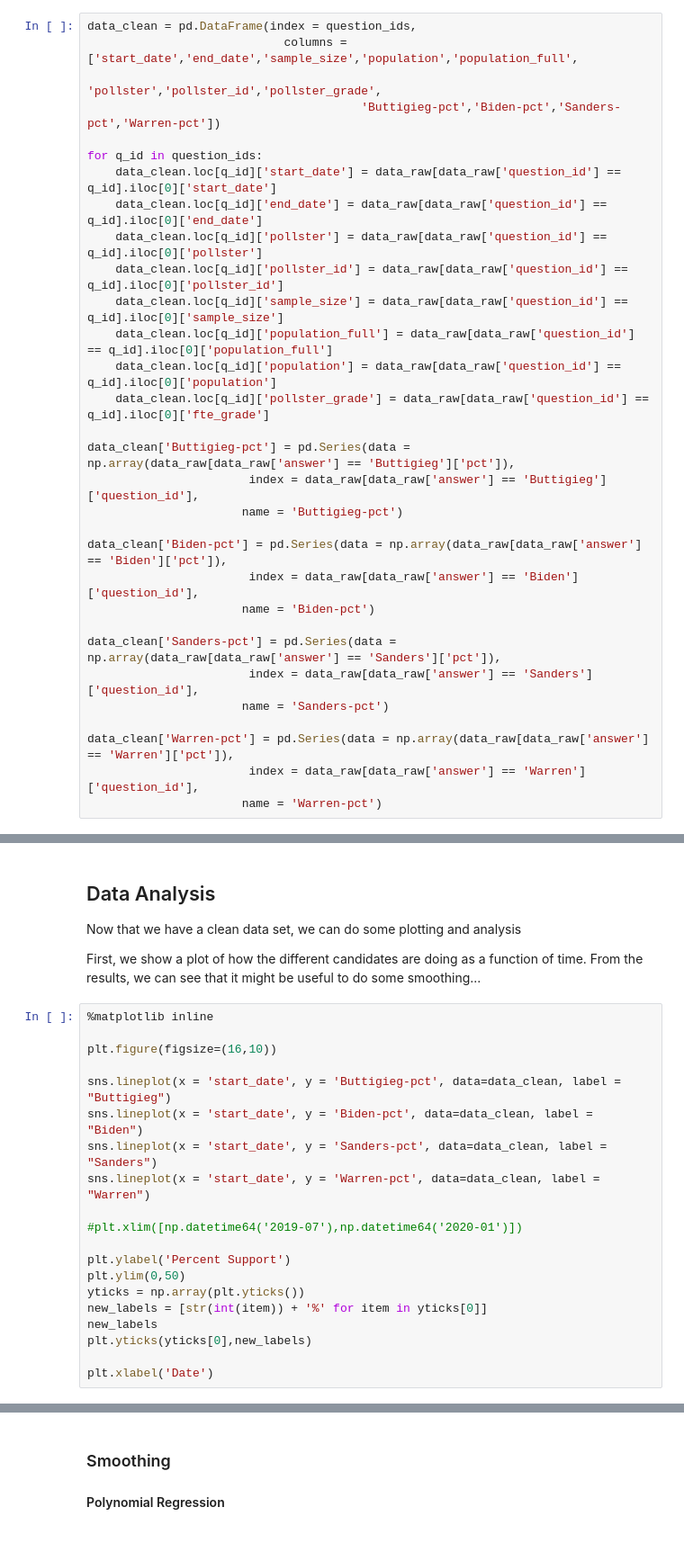
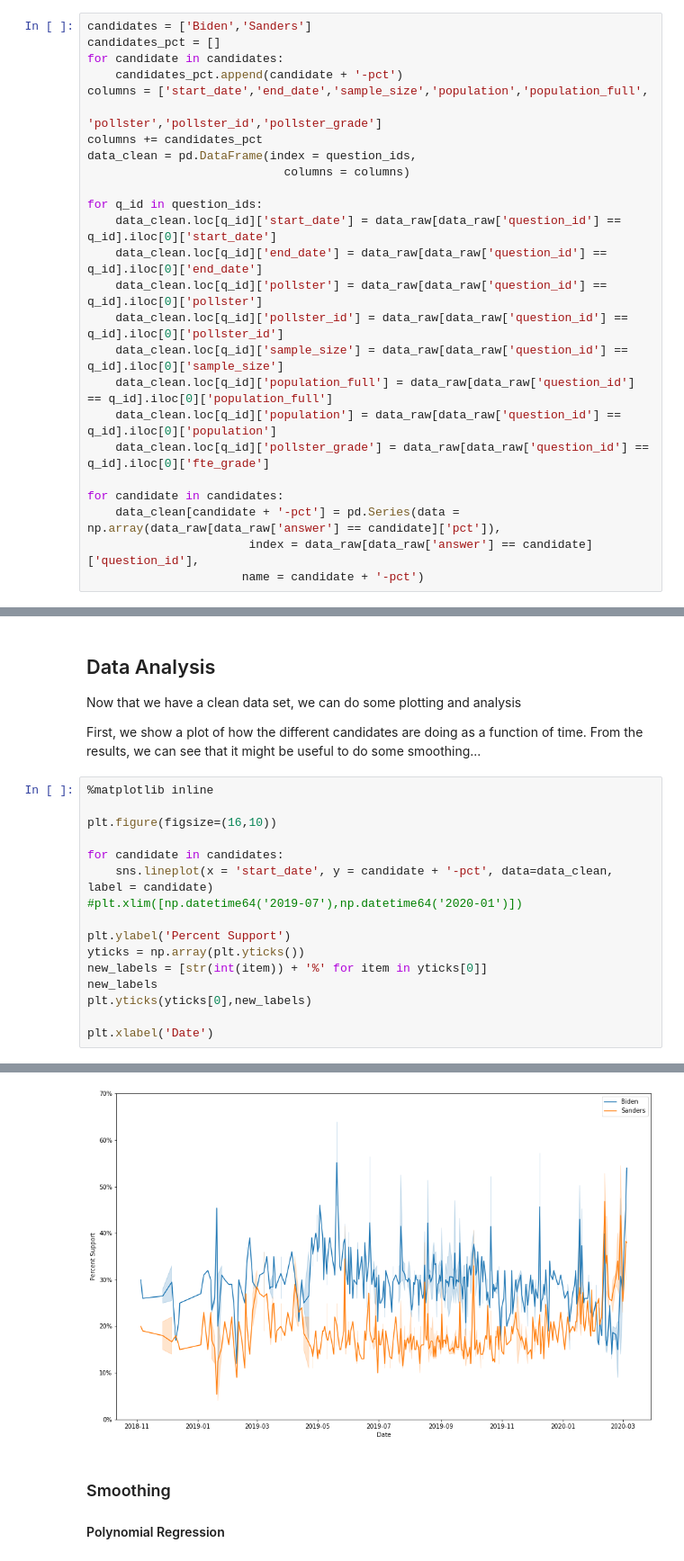
Before and after one commit to amvinson234/Polling2020, a Jupyter notebook: dem_primary.ipynb, the cells around one changed output, grey strips where cells are left out. Shown at 90% size. Drawn from its saved outputs; the diff is of its cells as text.

Commit message:
in process of simplifying selection of candidates

```diff
--- a/dem_primary.ipynb
+++ b/dem_primary.ipynb
@@ -55,10 +55,15 @@ data_raw.head()
 # %%
 question_ids = data_raw['question_id'].unique()
 # %%
+candidates = ['Biden','Sanders']
+candidates_pct = []
+for candidate in candidates:
+    candidates_pct.append(candidate + '-pct')
+columns = ['start_date','end_date','sample_size','population','population_full',
+                                       'pollster','pollster_id','pollster_grade']
+columns += candidates_pct
 data_clean = pd.DataFrame(index = question_ids,
-                            columns = ['start_date','end_date','sample_size','population','population_full',
-                                       'pollster','pollster_id','pollster_grade',
-                                       'Buttigieg-pct','Biden-pct','Sanders-pct','Warren-pct'])
+                            columns = columns)
 
 for q_id in question_ids:
     data_clean.loc[q_id]['start_date'] = data_raw[data_raw['question_id'] == q_id].iloc[0]['start_date']
@@ -70,20 +75,9 @@ for q_id in question_ids:
     data_clean.loc[q_id]['population'] = data_raw[data_raw['question_id'] == q_id].iloc[0]['population']
     data_clean.loc[q_id]['pollster_grade'] = data_raw[data_raw['question_id'] == q_id].iloc[0]['fte_grade']
 
-data_clean['Buttigieg-pct'] = pd.Series(data = np.array(data_raw[data_raw['answer'] == 'Buttigieg']['pct']),
-                       index = data_raw[data_raw['answer'] == 'Buttigieg']['question_id'],
-                      name = 'Buttigieg-pct')
-
-data_clean['Biden-pct'] = pd.Series(data = np.array(data_raw[data_raw['answer'] == 'Biden']['pct']),
-                       index = data_raw[data_raw['answer'] == 'Biden']['question_id'],
-                      name = 'Biden-pct')
-
-data_clean['Sanders-pct'] = pd.Series(data = np.array(data_raw[data_raw['answer'] == 'Sanders']['pct']),
-                       index = data_raw[data_raw['answer'] == 'Sanders']['question_id'],
-                      name = 'Sanders-pct')
-
-data_clean['Warren-pct'] = pd.Series(data = np.array(data_raw[data_raw['answer'] == 'Warren']['pct']),
-                       index = data_raw[data_raw['answer'] == 'Warren']['question_id'],
-                      name = 'Warren-pct')
+for candidate in candidates:
+    data_clean[candidate + '-pct'] = pd.Series(data = np.array(data_raw[data_raw['answer'] == candidate]['pct']),
+                       index = data_raw[data_raw['answer'] == candidate]['question_id'],
+                      name = candidate + '-pct')
 # %%
 data_clean.head()
@@ -106,18 +124,15 @@ From the results, we can see that it might be useful to do some smoothing...
 
 plt.figure(figsize=(16,10))
 
-sns.lineplot(x = 'start_date', y = 'Buttigieg-pct', data=data_clean, label = "Buttigieg")
-sns.lineplot(x = 'start_date', y = 'Biden-pct', data=data_clean, label = "Biden")
-sns.lineplot(x = 'start_date', y = 'Sanders-pct', data=data_clean, label = "Sanders")
-sns.lineplot(x = 'start_date', y = 'Warren-pct', data=data_clean, label = "Warren")
-
+for candidate in candidates:
+    sns.lineplot(x = 'start_date', y = candidate + '-pct', data=data_clean, label = candidate)
 #plt.xlim([np.datetime64('2019-07'),np.datetime64('2020-01')])
 
 plt.ylabel('Percent Support')
-plt.ylim(0,50)
 yticks = np.array(plt.yticks())
 new_labels = [str(int(item)) + '%' for item in yticks[0]]
 new_labels
 plt.yticks(yticks[0],new_labels)
 
 plt.xlabel('Date')
+# %% [output]
@@ -124,3 +144,4 @@ plt.xlabel('Date')
+[figure, added]
 # %% [markdown]
 ### Smoothing
 
```
Also changed, not shown: parts of 25 cells of this notebook.
